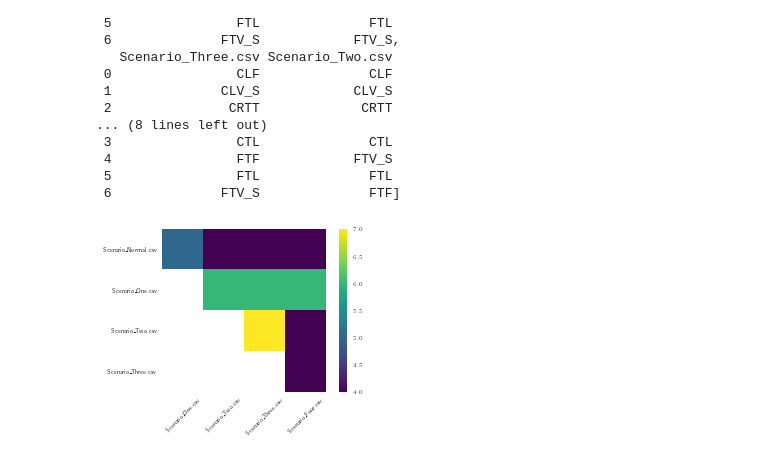
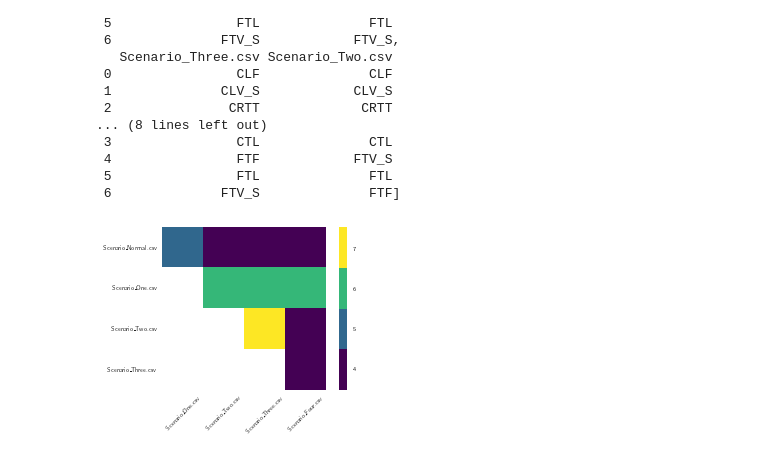
Before and after one commit to ayllon/MatchBox, a Jupyter notebook: notebooks/results-kaggle-aircraft-fuel.ipynb, the cells around one changed output. Drawn from its saved outputs; the diff is of its cells as text; code cells hidden in the pictures.

Commit message:
Discrete colorbar for AFDS cross-map

```diff
--- a/notebooks/results-kaggle-aircraft-fuel.ipynb
+++ b/notebooks/results-kaggle-aircraft-fuel.ipynb
@@ -169,13 +169,14 @@ for i, fa in enumerate(files):
         matrix[i,j] = ref_ind.max()
 # %%
 plt.figure()
-cmap = cm.get_cmap('viridis')
+cmap = cm.get_cmap('viridis', 4)
 cmap.set_bad(color='white')
-plt.imshow(matrix, cmap=cmap)
+plt.imshow(matrix, cmap=cmap, vmin=np.nanmin(matrix), vmax=np.nanmax(matrix))
 plt.yticks(list(range(len(files)-1)), labels=[f.replace('_', '\_') for f in files[:-1]])
 plt.xticks(list(range(len(files)-1)), labels=[f.replace('_', '\_') for f in files[1:]], rotation=45)
-plt.colorbar()
+cbar = plt.colorbar(ticks=np.linspace(np.nanmin(matrix)+0.4, np.nanmax(matrix)-0.4, 4))
+cbar.ax.set_yticklabels(np.arange(np.nanmin(matrix), np.nanmax(matrix)+1, dtype=int))
 plt.grid(False)
-plt.savefig('/home/aalvarez/Downloads/Plots/afds.eps', bbox_inches='tight')
+#plt.savefig('/home/aalvarez/Downloads/Plots/afds.eps', bbox_inches='tight')
 # %% [output]
-[figure, old version]
+[figure, new version]
```
Also changed, not shown: parts of 1 cell of this notebook.
